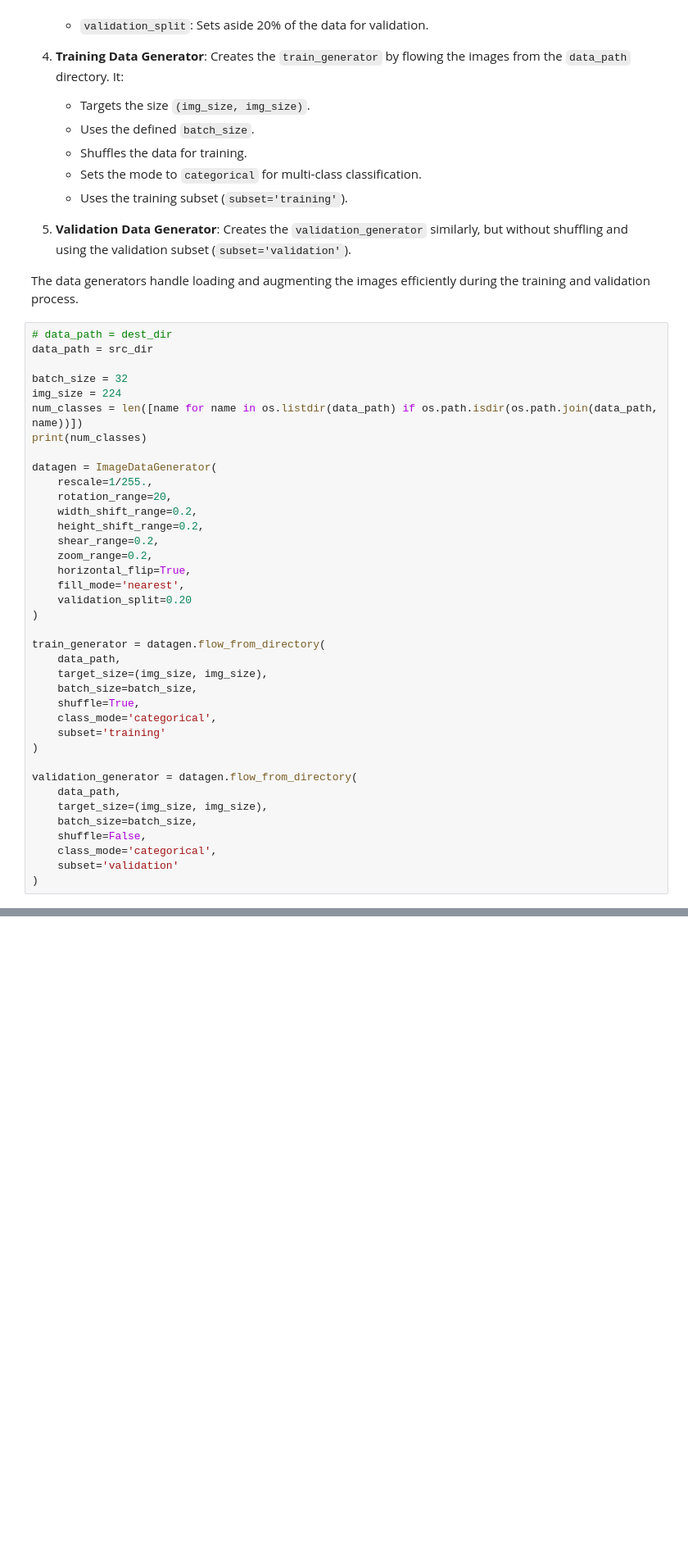
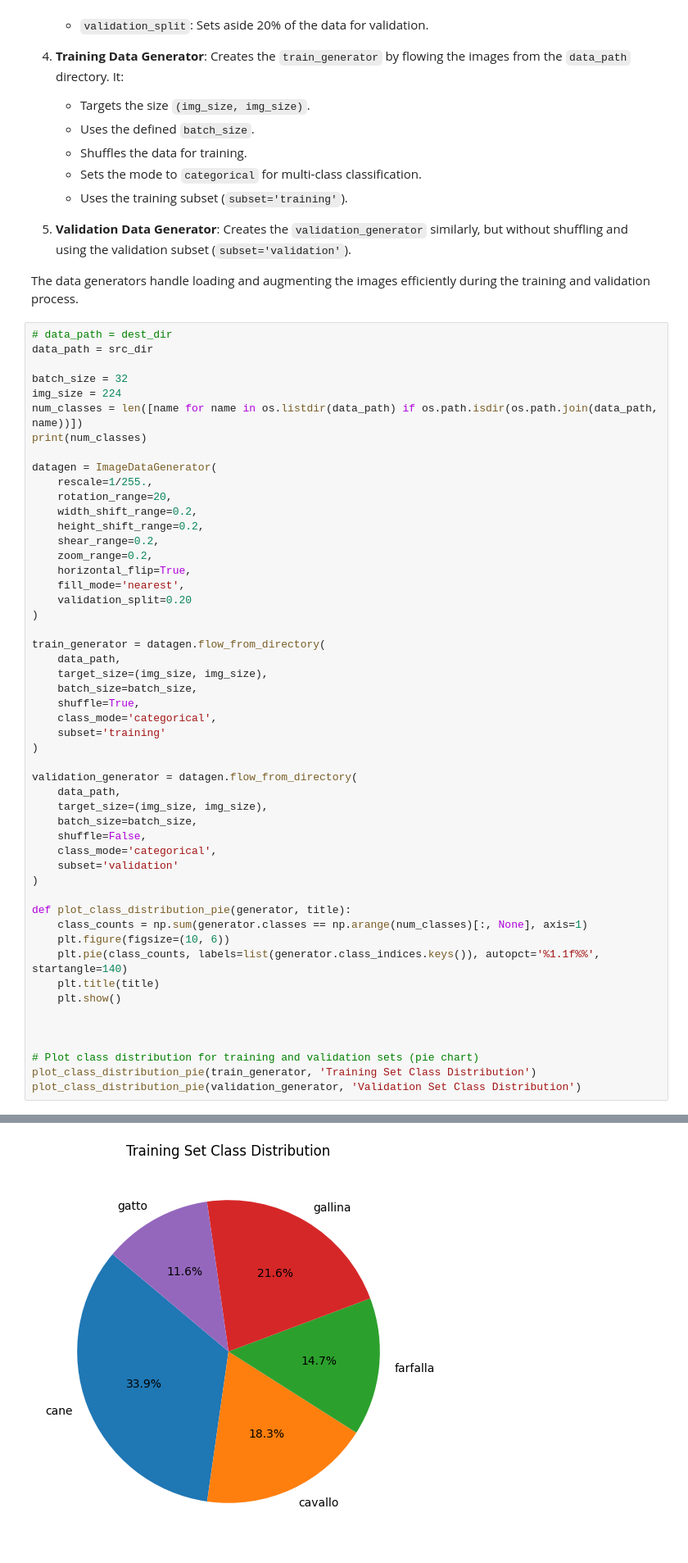
Before and after one commit to alizade34/AnimalClassification, a Jupyter notebook: main.ipynb, the cells around one changed output, grey strips where cells are left out. Shown at 82% size. Drawn from its saved outputs; the diff is of its cells as text; blank space fills up the shorter version.

```diff
--- a/main.ipynb
+++ b/main.ipynb
@@ -102,30 +102,44 @@ datagen = ImageDataGenerator(
     width_shift_range=0.2,
     height_shift_range=0.2,
     shear_range=0.2,
     zoom_range=0.2,
     horizontal_flip=True,
     fill_mode='nearest',
     validation_split=0.20
 )
 
 train_generator = datagen.flow_from_directory(
     data_path,
     target_size=(img_size, img_size),
     batch_size=batch_size,
     shuffle=True,
     class_mode='categorical',
     subset='training'
 )
 
 validation_generator = datagen.flow_from_directory(
     data_path,
     target_size=(img_size, img_size),
     batch_size=batch_size,
     shuffle=False,
     class_mode='categorical',
     subset='validation'
 )
+
+def plot_class_distribution_pie(generator, title):
+    class_counts = np.sum(generator.classes == np.arange(num_classes)[:, None], axis=1)
+    plt.figure(figsize=(10, 6))
+    plt.pie(class_counts, labels=list(generator.class_indices.keys()), autopct='%1.1f%%', startangle=140)
+    plt.title(title)
+    plt.show()
+
+
+
+# Plot class distribution for training and validation sets (pie chart)
+plot_class_distribution_pie(train_generator, 'Training Set Class Distribution')
+plot_class_distribution_pie(validation_generator, 'Validation Set Class Distribution')
 # %% [output]
 5
 Found 11494 images belonging to 5 classes.
 Found 2870 images belonging to 5 classes.
+[figure, added]
```
Also changed, not shown: parts of 1 cell of this notebook, 1 other file.
